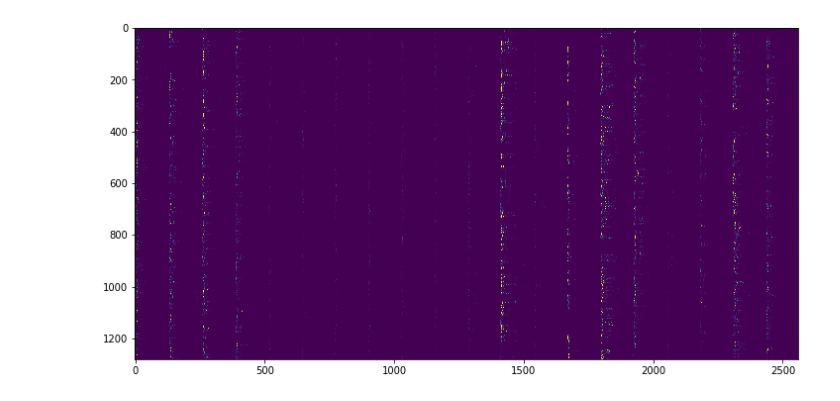
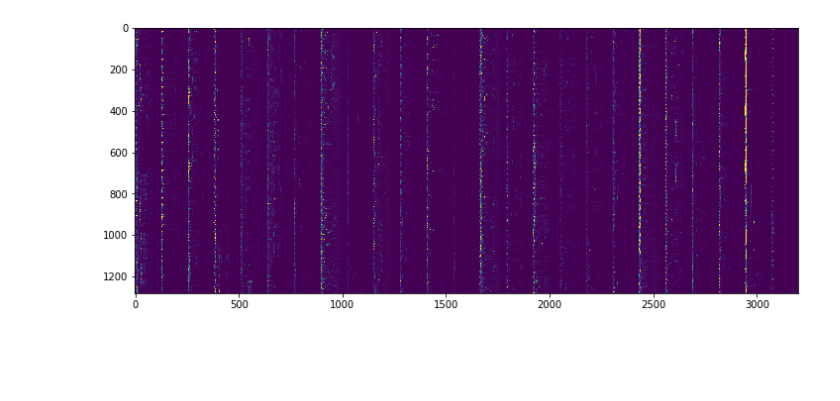
Before and after one commit to ai-lab-seoul/speech_transformation, a Jupyter notebook: 15.1 Song Classification.ipynb, the cells around one changed output. Drawn from its saved outputs; the diff is of its cells as text; code cells hidden in the pictures; blank space fills up the shorter version.

```diff
--- a/15.1 Song Classification.ipynb
+++ b/15.1 Song Classification.ipynb
@@ -47,12 +47,12 @@ def load_songs(song_folder):
         idx_to_genre.append(genre)
         genre_folder = os.path.join(song_folder, genre)
         for song in os.listdir(genre_folder):
-            if song.endswith('.wav'):
+            if song.endswith('.au'):
                 signal, sr = librosa.load(os.path.join(genre_folder, song))
                 melspec = librosa.feature.melspectrogram(signal, sr=sr).T[:1280,]
                 song_specs.append(melspec)
                 genres.append(genre_to_idx[genre])
-
     return song_specs, genres, genre_to_idx, idx_to_genre
 
-song_specs, genres, genre_to_idx, idx_to_genre = load_songs('C:/Users/wanke/Study_sound/proj02_Sound/speech_transformation/song_folder/genres')
+song_specs, genres, genre_to_idx, idx_to_genre = load_songs('/home/douwe/genres')
+song_specs[0].shape
@@ -108,7 +85,7 @@ def show_spectogram(show_genre):
             # 사용자가 보려는 장르만 보기 위해 if 문 사용
             specs.append(spec)
             # 장르에 해당하는 melspec 값을 리스트에 할당
-            if len(specs) == 20:
+            if len(specs) == 25:
                 break
             # 리스트의 길이가 25개 일경우 for문 빠져나가기
     if not specs:
@@ -121,3 +98,5 @@ def show_spectogram(show_genre):
     # normalisation
     plt.imshow((x * 20).clip(0, 1.0))
     # normalisation
+
+show_spectogram('classical')
@@ -124,4 +105,4 @@ def show_spectogram(show_genre):
 # %%
-show_spectogram('SYKim')
+show_spectogram('metal')
 # %% [output]
-[figure, old version]
+[figure, new version]
```
Also changed, not shown: parts of 20 cells of this notebook, 1 other file.
